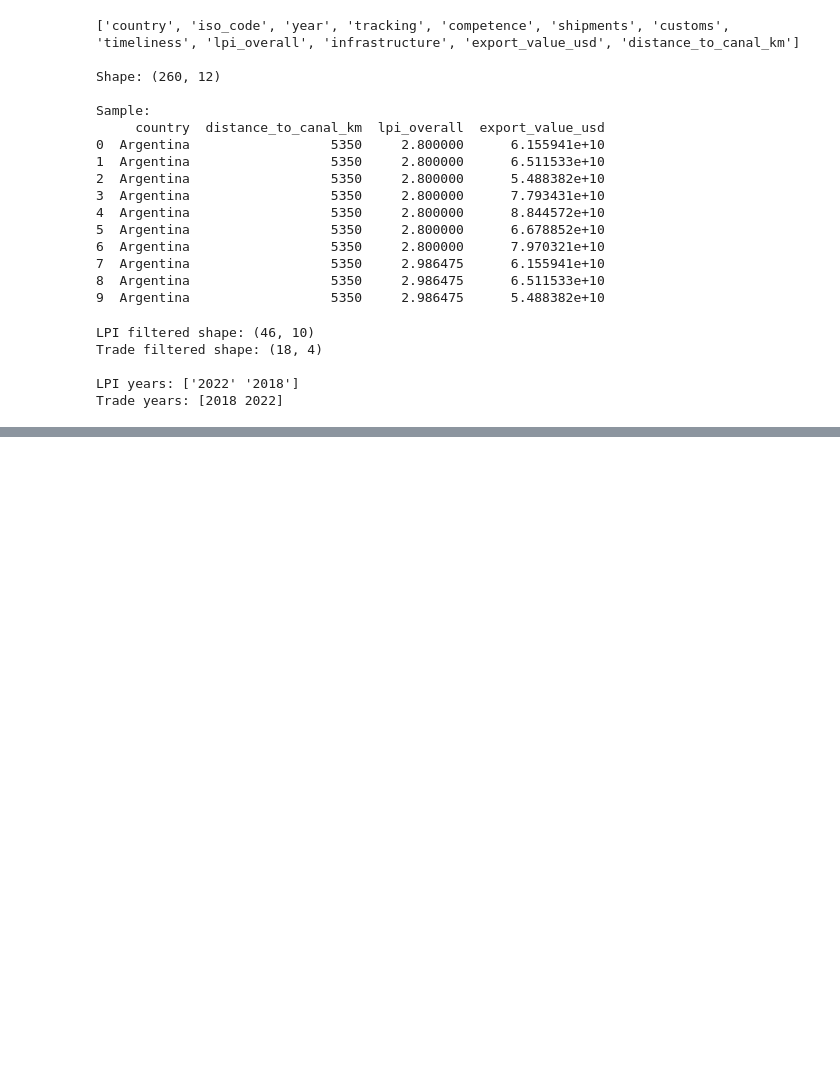
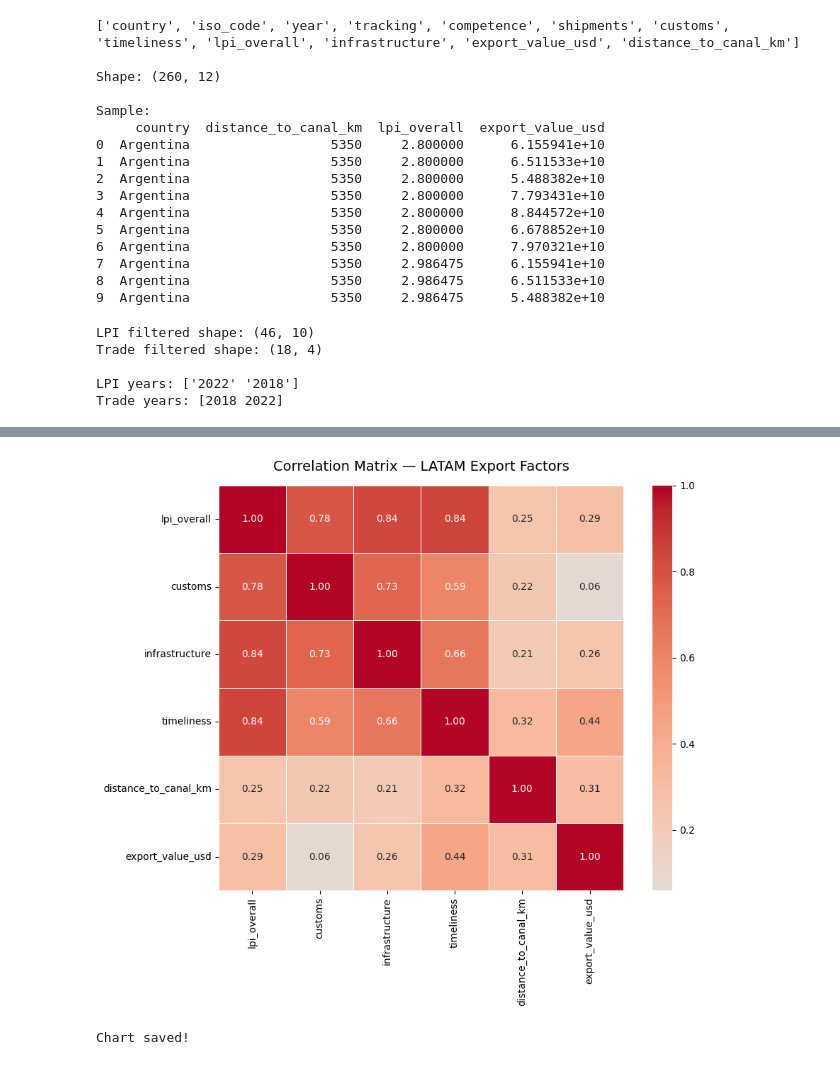
Before and after one commit to shantimiller21-gif/latam-export-analysis, a Jupyter notebook: notebooks/latam_export_analysis.ipynb, the cells around one changed output, grey strips where cells are left out. Saved outputs shown, nothing was run; the diff lists cells and outputs as text; code cells hidden in the pictures; blank space fills up the shorter version.

Commit message:
Day 3: Haversine distances, correlation analysis and first 3 charts

```diff
--- a/notebooks/latam_export_analysis.ipynb
+++ b/notebooks/latam_export_analysis.ipynb
@@ -629,0 +699,10 @@ Trade years: [2018 2022]
+# %%
+# Drop duplicate iso code column and rename
+df_merged_clean = df_merged_clean.drop(columns=['iso_code_y'])
+df_merged_clean = df_merged_clean.rename(columns={'iso_code_x': 'iso_code'})
+
+# Save to CSV
+df_merged_clean.to_csv('/Users/ashantimiller/latam-export-analysis/data/merged_clean.csv', index=False)
+
+print("Columns:", df_merged_clean.columns.tolist())
+print("\nMaster dataset saved!")
@@ -629,0 +713,9 @@ Trade years: [2018 2022]
+# %%
+# Correlation matrix of our key variables
+correlation_vars = ['lpi_overall', 'customs', 'infrastructure',
+                    'timeliness', 'distance_to_canal_km', 'export_value_usd']
+
+corr_matrix = df_merged_clean[correlation_vars].corr()
+
+print("=== CORRELATION MATRIX ===")
+print(corr_matrix.round(2))
@@ -629,0 +739,22 @@ Trade years: [2018 2022]
+# %%
+plt.figure(figsize=(10, 8))
+
+sns.heatmap(
+    corr_matrix,
+    annot=True,
+    fmt='.2f',
+    cmap='coolwarm',
+    center=0,
+    square=True,
+    linewidths=0.5
+)
+
+plt.title('Correlation Matrix — LATAM Export Factors', fontsize=14, pad=15)
+plt.tight_layout()
+plt.savefig('/Users/ashantimiller/latam-export-analysis/visuals/correlation_heatmap.png', dpi=150)
+plt.show()
+
+print("Chart saved!")
+# %% [output]
+[figure, added]
+Chart saved!
```
Also changed, not shown: parts of 8 cells of this notebook, 3 other files.
